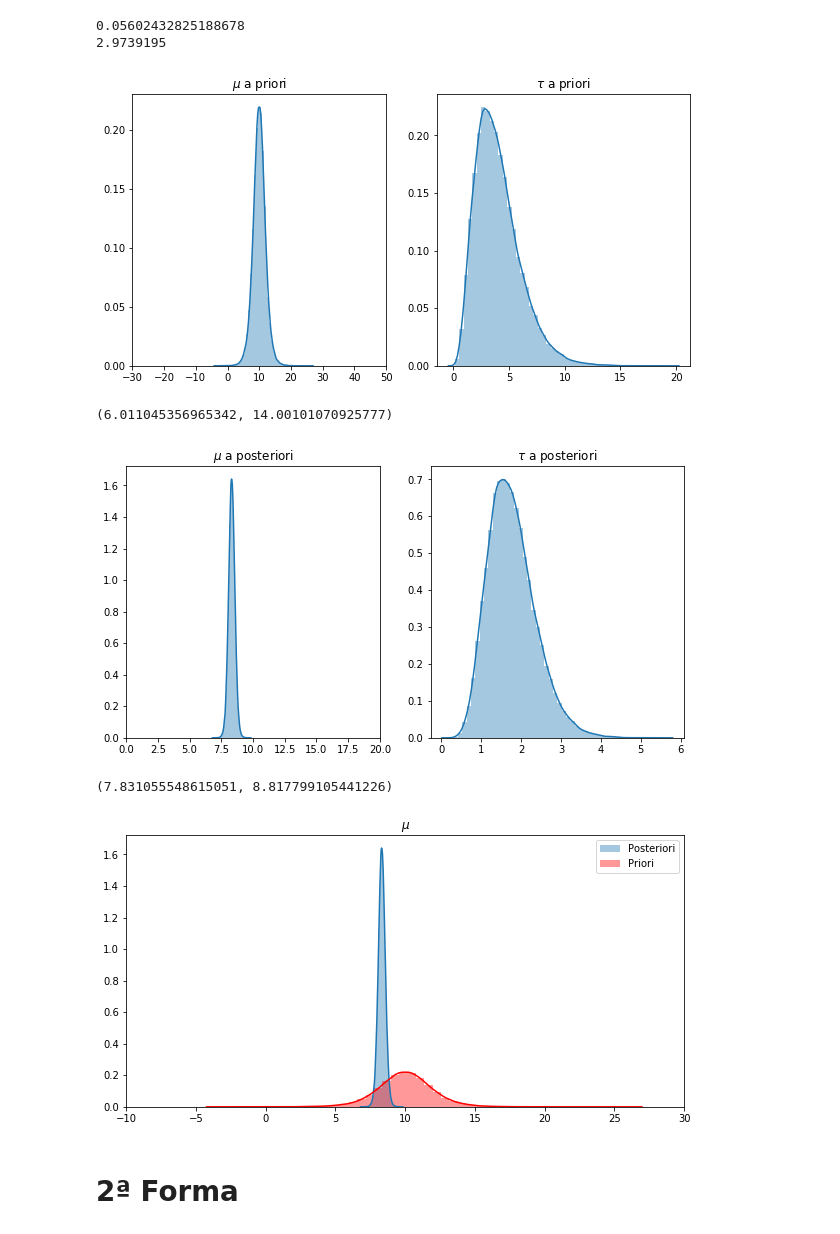
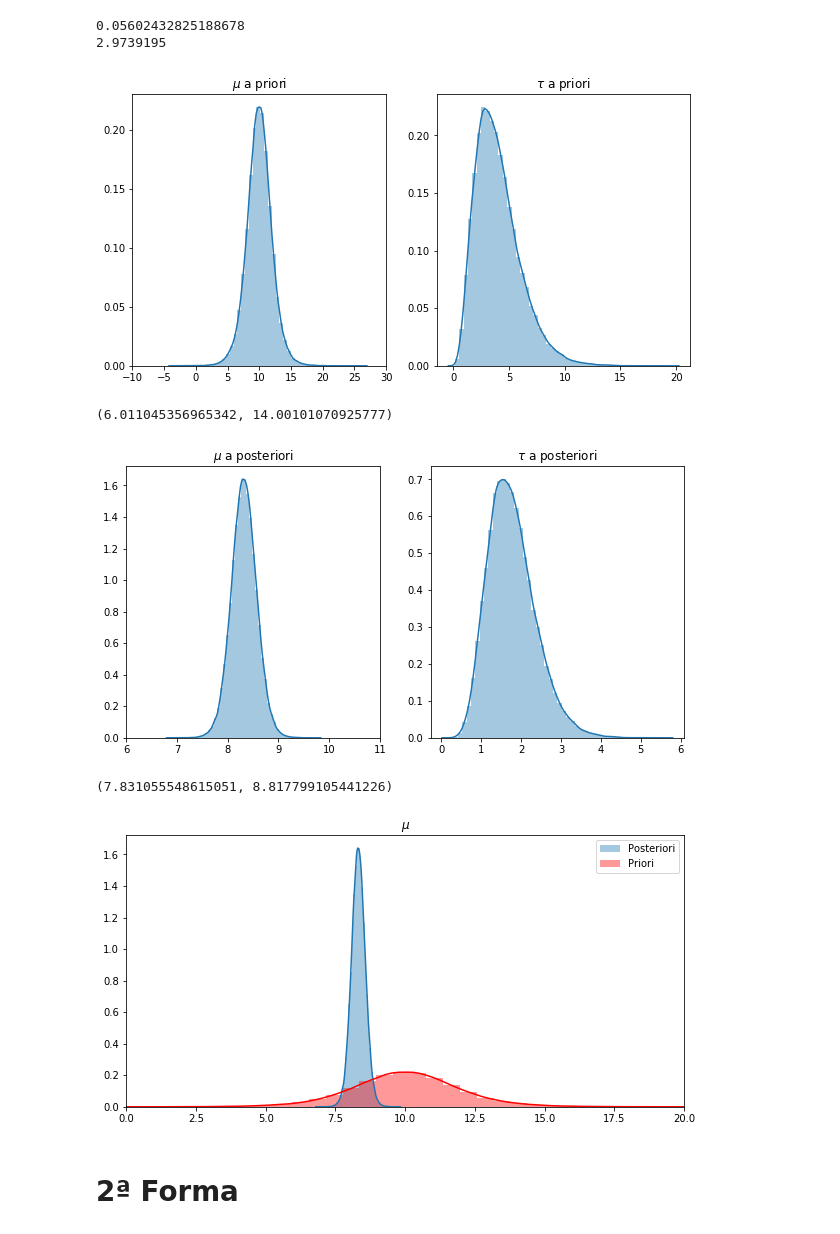
Before and after one commit to IgorMichels/Statistical_Inference, a Jupyter notebook: 3º Trabalho/Simulações.ipynb, the cells around one changed output. Cells and saved outputs as stored; diff of their text form; code cells hidden in the pictures.

```diff
--- a/3º Trabalho/Simulações.ipynb
+++ b/3º Trabalho/Simulações.ipynb
@@ -19,7 +19,7 @@ A partir daqui temos as contas dos quatro casos feitos no Trabalho III.
 # 1ª Forma
 # %%
 alpha0 = 4
-beta0 = 1**(1/2)
+beta0 = 1
 mu0 = 10
 varmu = 3.965226
 lambda0 = beta0/(varmu*(alpha0 - 1))
@@ -66,10 +66,10 @@ sns.distplot(mu_samples, ax = ax[0])
 sns.distplot(tau_samples, ax = ax[1])
 ax[0].set_title(r'$\mu$ a priori')
 ax[1].set_title(r'$\tau$ a priori')
-ax[0].set_xlim((-30,50))
+ax[0].set_xlim((-10,30))
 plt.show()
 # %% [output]
-[figure, old version]
+[figure, new version]
 # %%
 ci_mu = (np.quantile(mu_samples, 0.025), np.quantile(mu_samples, 0.975))
 print(ci_mu)
@@ -82,10 +82,10 @@ sns.distplot(mu_samples_post, ax = ax[0])
 sns.distplot(tau_samples_post, ax = ax[1])
 ax[0].set_title(r'$\mu$ a posteriori')
 ax[1].set_title(r'$\tau$ a posteriori')
-ax[0].set_xlim((0,20))
+ax[0].set_xlim((6,11))
 plt.show()
 # %% [output]
-[figure, old version]
+[figure, new version]
 # %%
 ci_mu = (np.quantile(mu_samples_post, 0.025), np.quantile(mu_samples_post, 0.975))
 print(ci_mu)
@@ -94,13 +94,13 @@ print(ci_mu)
 # %%
 fig, ax = plt.subplots(figsize = (10,5))
 sns.distplot(mu_samples_post, ax = ax, kde = True, label = 'Posteriori')
 sns.distplot(mu_samples, ax = ax, kde = True, label = 'Priori', color = 'red')
 ax.set_title(r'$\mu$')
-ax.set_xlim((-10,30))
+ax.set_xlim((0,20))
 ax.legend()
 plt.show()
 # %% [output]
-[figure, old version]
+[figure, new version]
 # %% [markdown]
 # 2ª Forma
 # %%
```
Also changed, not shown: parts of 15 cells of this notebook.
